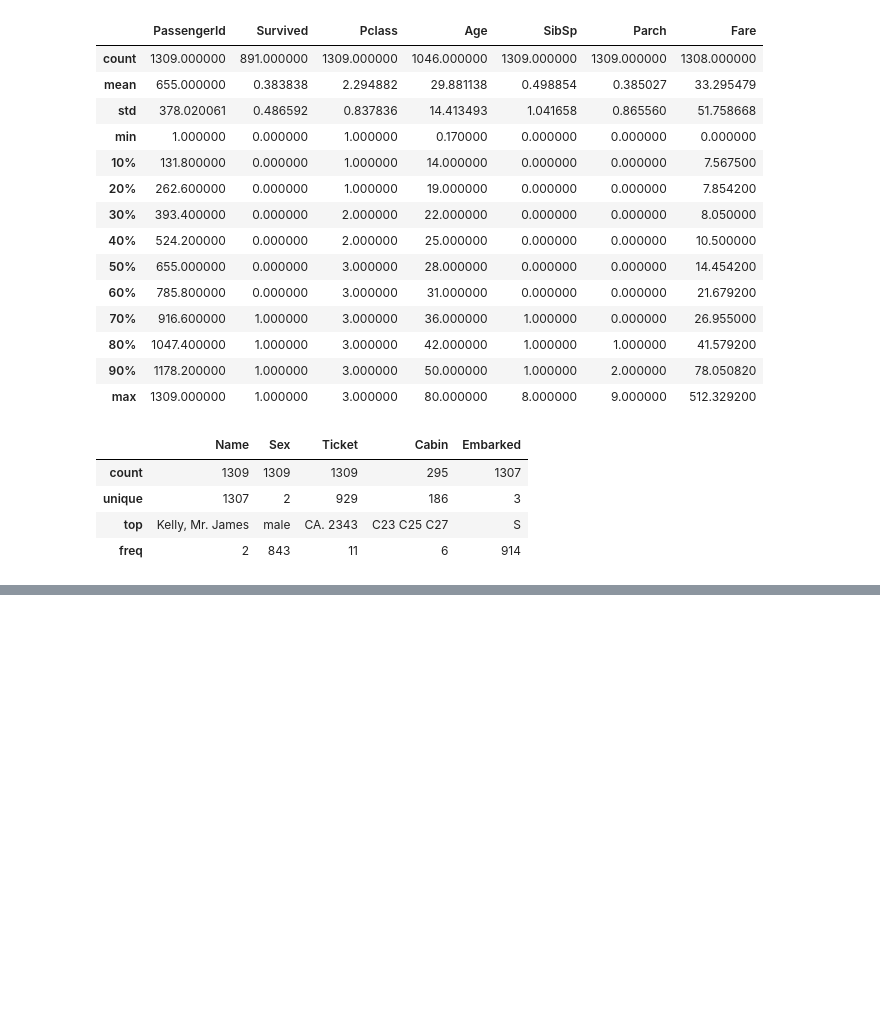
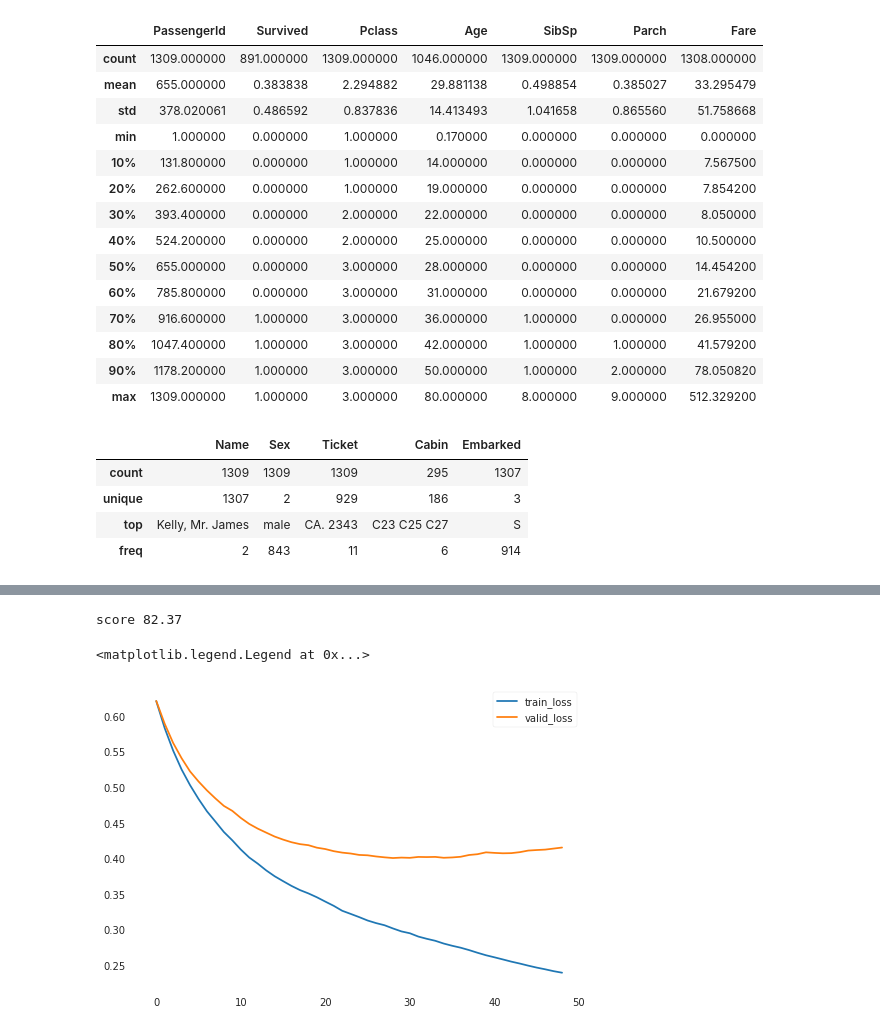
Before and after one commit to taole33/shirai_kaggle, a Jupyter notebook: my-tutorial.ipynb, the cells around one changed output, grey strips where cells are left out. Cells and saved outputs as stored; diff of their text form; code cells hidden in the pictures; blank space fills up the shorter version.

```diff
--- a/my-tutorial.ipynb
+++ b/my-tutorial.ipynb
@@ -145,0 +230,30 @@ df_full.describe(include='O')
+# %%
+#以下LightGBMを使用。↑で欠損値の処理などはしていないが、LightGBMは以下の特徴があるため、このまま使える
+
+#ホールドアウト法を使用
+#欠損値をそのまま扱える
+#カテゴリ変数の指定ができる
+#特徴量のスケーリングが不要
+
+#X_trainにSuvived列以外を、y_trainにSurvived列を渡す
+X_train = train.drop(['Survived'],axis=1)
+y_train = train['Survived']
+
+import lightgbm as lgb
+from sklearn.model_selection import train_test_split
+from sklearn.metrics import accuracy_score
+
+#trainとvalidに分割
+train_x,valid_x,train_y,valid_y = train_test_split(X_train,y_train,test_size=0.33,random_state=0)
+
+#lgb.datasetでtrainとvalidを作っておく
+lgb_train = lgb.Dataset(train_x,train_y)
+lgb_eval = lgb.Dataset(valid_x,valid_y)
+
+#パラメータを定義
+lgbm_params = {'objective':'binary'}
+
+#lgb.trainで学習
+evals_result = {}
+gbm = lgb.train(params=lgbm_params,train_set=lgb_train,
+               valid_sets=[lgb_train,lgb_eval],early_stopping_rounds=20,evals_result=evals_result,verbose_eval=10)
@@ -145,0 +278,18 @@ df_full.describe(include='O')
+# %%
+#学習結果が、valid_xに対してどれくらい有効か確認
+oof = (gbm.predict(valid_x)>0.5).astype(int)
+print('score',round(accuracy_score(valid_y,oof)*100,2))
+# %% [output]
+score 82.37
+# %%
+#学習結果がevals_resultに格納されているので、
+#学習曲線がどんなものだったかをプロット
+
+import matplotlib.pyplot as plt
+
+plt.plot(evals_result['training']['binary_logloss'],label='train_loss')
+plt.plot(evals_result['valid_1']['binary_logloss'],label='valid_loss')
+plt.legend()
+# %% [output]
+<matplotlib.legend.Legend at 0x...>
+[figure, added]
```
Also changed, not shown: parts of 11 cells of this notebook.
